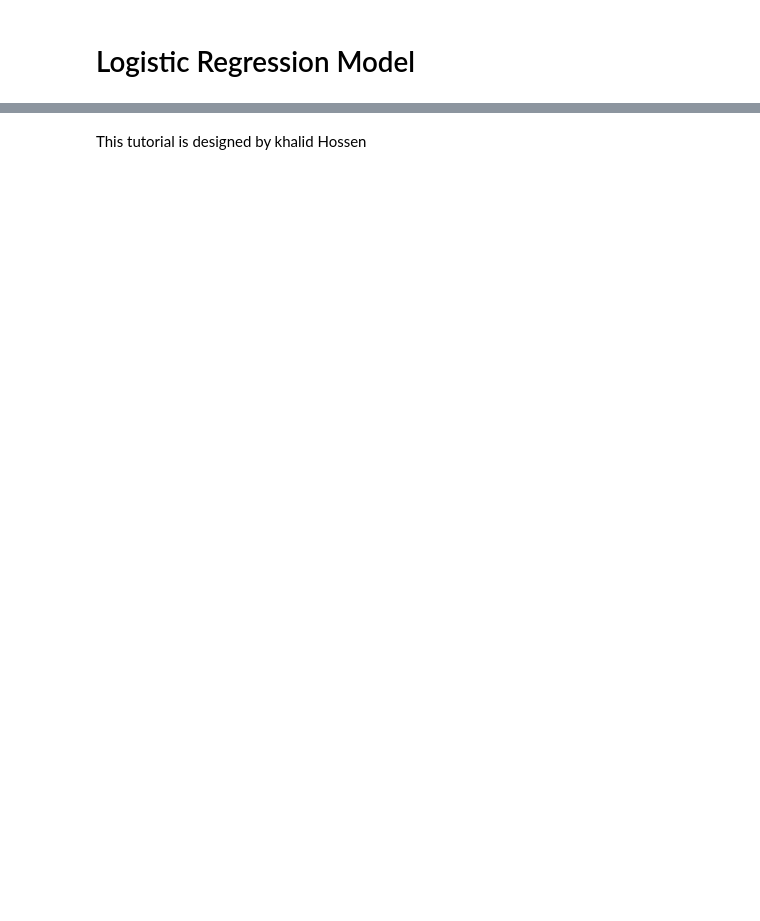
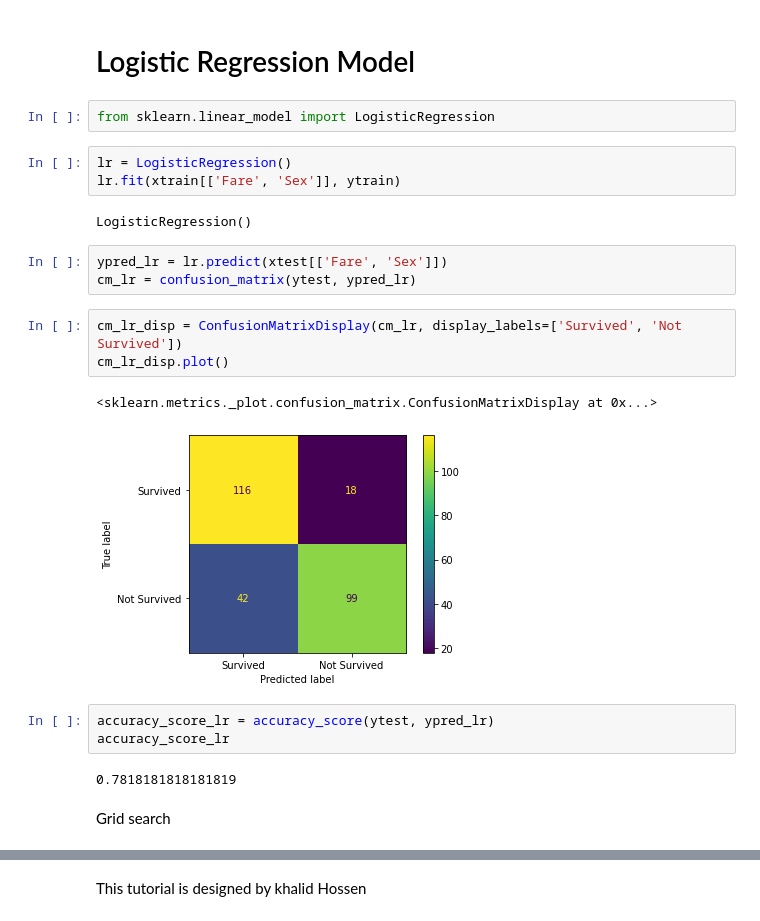
Before and after one commit to Khalid019/Titanic_Survival_Classification_Using_Machine-Learning, a Jupyter notebook: Titanic_Survival.ipynb, the cells around one changed output, grey strips where cells are left out. Saved outputs shown, nothing was run; the diff lists cells and outputs as text; blank space fills up the shorter version.

```diff
--- a/Titanic_Survival.ipynb
+++ b/Titanic_Survival.ipynb
@@ -561,2 +561,25 @@ plt.show()
 # %% [markdown]
 # Logistic Regression Model
+# %%
+from sklearn.linear_model import LogisticRegression
+# %%
+lr = LogisticRegression()
+lr.fit(xtrain[['Fare', 'Sex']], ytrain)
+# %% [output]
+LogisticRegression()
+# %%
+ypred_lr = lr.predict(xtest[['Fare', 'Sex']])
+cm_lr = confusion_matrix(ytest, ypred_lr)
+# %%
+cm_lr_disp = ConfusionMatrixDisplay(cm_lr, display_labels=['Survived', 'Not Survived'])
+cm_lr_disp.plot()
+# %% [output]
+<sklearn.metrics._plot.confusion_matrix.ConfusionMatrixDisplay at 0x...>
+[figure, added]
+# %%
+accuracy_score_lr = accuracy_score(ytest, ypred_lr)
+accuracy_score_lr
+# %% [output]
+0.7818181818181819
+# %% [markdown]
+Grid search
```
Also changed, not shown: parts of 17 cells of this notebook.
